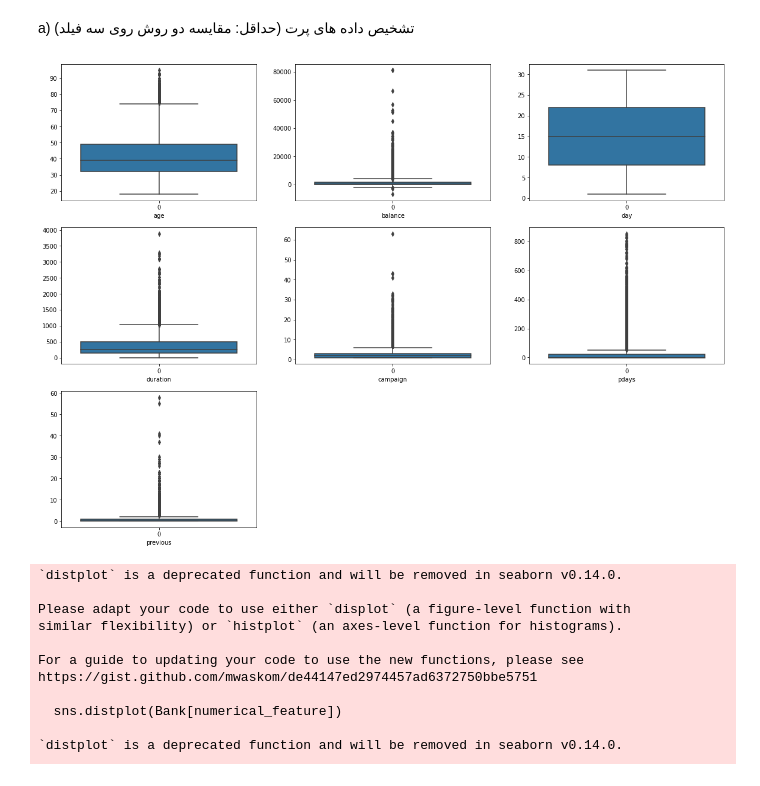
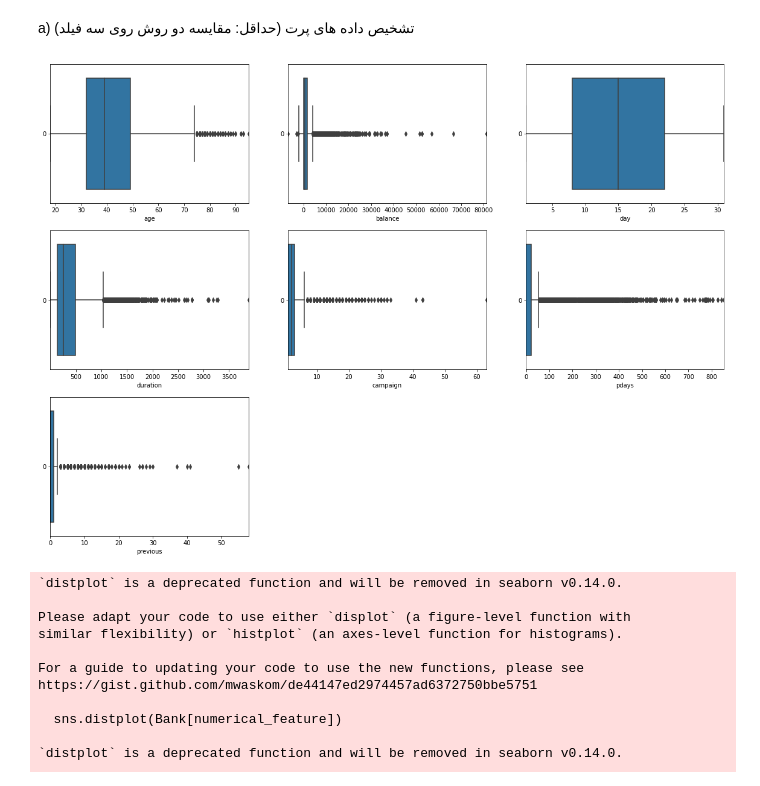
Before and after one commit to Amiirhosseini/Data-Mining-Project, a Jupyter notebook: Bank Marketing Project.ipynb, the cells around one changed output. Drawn from its saved outputs; the diff is of its cells as text; code cells hidden in the pictures.

```diff
--- a/Bank Marketing Project.ipynb
+++ b/Bank Marketing Project.ipynb
@@ -95,17 +95,19 @@ a) تشخیص داده های پرت (حداقل: مقایسه دو روش رو
 # %%
 #boxplot on numerical features to find outliers
 numerical_features = [feature for feature in Bank.columns if Bank[feature].dtypes != 'O']
 plt.figure(figsize=(20,60), facecolor='white')
 plotnumber =1
 for numerical_feature in numerical_features:
     ax = plt.subplot(12,3,plotnumber)
-    sns.boxplot(Bank[numerical_feature])
+    sns.boxplot(Bank[numerical_feature], orient='h')
+    #change x asxis range to min and to max of each feature
+    plt.xlim(Bank[numerical_feature].min(), Bank[numerical_feature].max())
     plt.xlabel(numerical_feature)
     plotnumber+=1
 
 plt.show()
 # %% [output]
-[figure, old version]
+[figure, new version]
 # %%
 #displot on numerical features to find outliers
 numerical_features = [feature for feature in Bank.columns if Bank[feature].dtypes != 'O']
```
Also changed, not shown: parts of 39 cells of this notebook.
